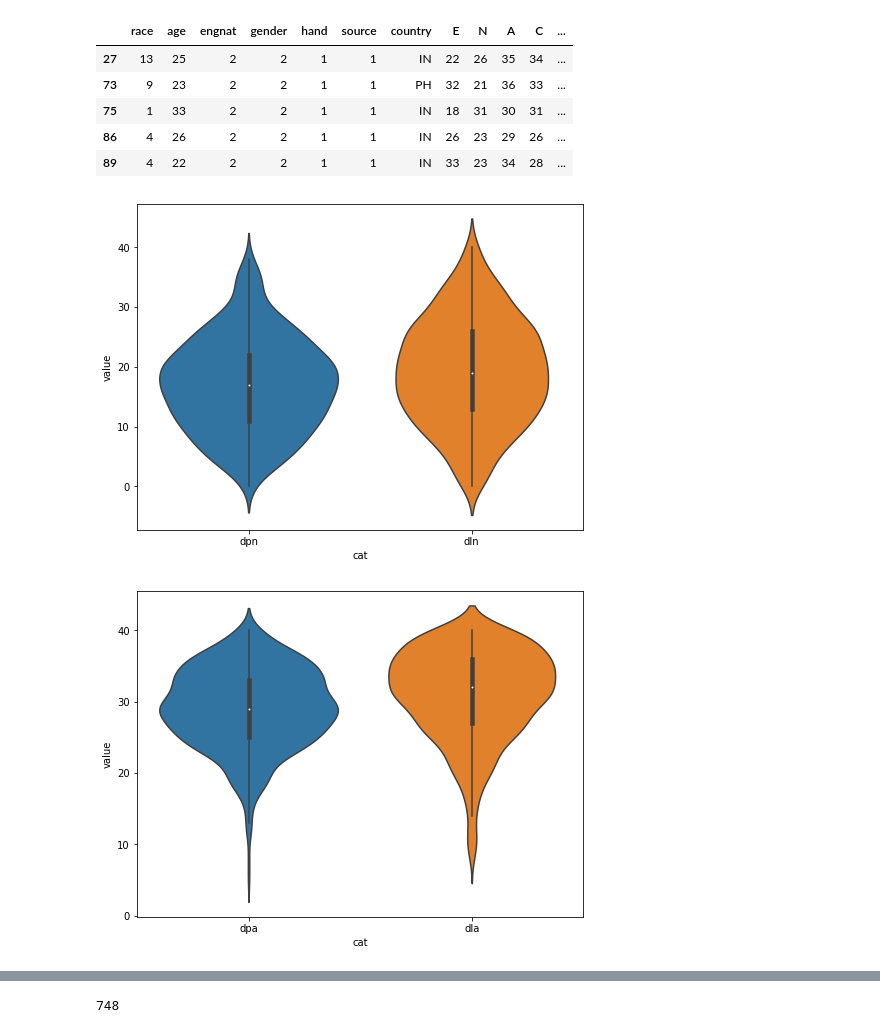
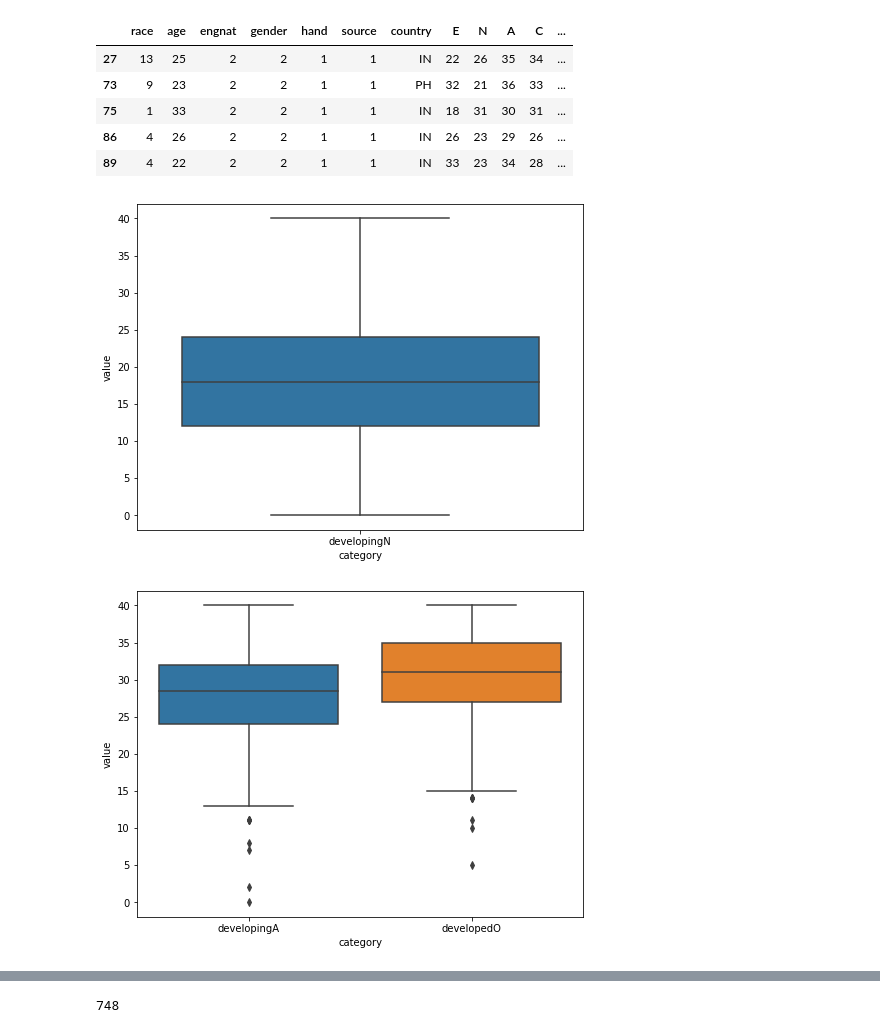
Before and after one commit to bhoomeendra/BRSM, a Jupyter notebook: Project.ipynb, the cells around one changed output, grey strips where cells are left out. Drawn from its saved outputs; the diff is of its cells as text; code cells hidden in the pictures.

Commit message:
changed to boxplot

```diff
--- a/Project.ipynb
+++ b/Project.ipynb
@@ -350,11 +348,11 @@ for row in Developing.iterrows():
     A = row[1][9]
     C = row[1][10]
     O = row[1][11]
-    data_for_plot.append(["dpe",E])
-    data_for_plot.append(["dpn",N])
-    data_for_plot.append(["dpa",A])
-    data_for_plot.append(["dpc",C])
-    data_for_plot.append(["dpo",O])
+    data_for_plot.append(["developingE",E])
+    data_for_plot.append(["developingN",N])
+    data_for_plot.append(["developingA",A])
+    data_for_plot.append(["developingC",C])
+    data_for_plot.append(["developingO",O])
 
 for row in developed.iterrows():
     E = row[1][7]
@@ -362,31 +360,31 @@ for row in developed.iterrows():
     A = row[1][9]
     C = row[1][10]
     O = row[1][11]
-    data_for_plot.append(["dle",E])
-    data_for_plot.append(["dln",N])
-    data_for_plot.append(["dla",A])
-    data_for_plot.append(["dlc",C])
-    data_for_plot.append(["dlo",O])
+    data_for_plot.append(["developingE",E])
+    data_for_plot.append(["developingN",N])
+    data_for_plot.append(["developingA",A])
+    data_for_plot.append(["developingC",C])
+    data_for_plot.append(["developingO",O])
 array =  np.array(data_for_plot)
-data_p = pd.DataFrame({'cat':array[:,0] , 'value':array[:,1]})
+data_p = pd.DataFrame({'category':array[:,0] , 'value':array[:,1]})
 data_p['value'] = data_p['value'].astype('int')
 # %%
-data_p = pd.DataFrame({'cat':array[:,0] , 'value':array[:,1]})
+data_p = pd.DataFrame({'category':array[:,0] , 'value':array[:,1]})
 # %%
 data_p['value'] = data_p['value'].astype('int')
 # %%
 plt.figure(figsize=(8,6))
-data_vis = data_p[(data_p['cat'] == 'dln') | (data_p['cat'] == 'dpn')]
-sns.violinplot(x="cat", y="value", data=data_vis)
-plt.savefig('neuro_voilin_femals.jpeg')
+data_vis = data_p[(data_p['category'] == 'developingN') | (data_p['category'] == 'developedN')]
+sns.boxplot(x="category", y="value", data=data_vis)
+plt.savefig('neuro_boxplot_females.jpeg')
 # %% [output]
-[figure, old version]
+[figure, new version]
 # %%
 plt.figure(figsize=(8,6))
-data_vis = data_p[(data_p['cat'] == 'dla') | (data_p['cat'] == 'dpa')]
-sns.violinplot(x="cat", y="value", data=data_vis)
-plt.savefig('agree_voilin_females.jpeg')
+data_vis = data_p[(data_p['category'] == 'developingA') | (data_p['category'] == 'developedO')]
+sns.boxplot(x="category", y="value", data=data_vis)
+plt.savefig('agree_boxplot_females.jpeg')
 # %% [output]
-[figure, old version]
+[figure, new version]
 # %%
 plt.figure(figsize=(8,6))
```
Also changed, not shown: parts of 28 cells of this notebook, 12 other files.
